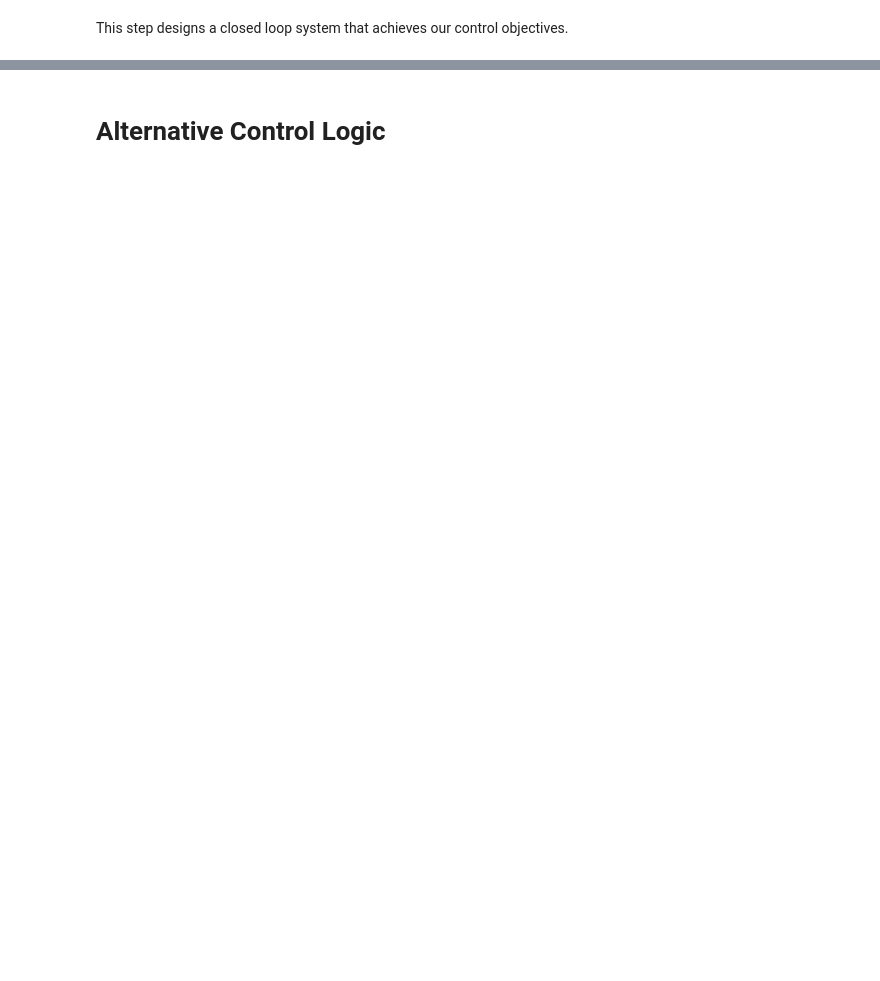
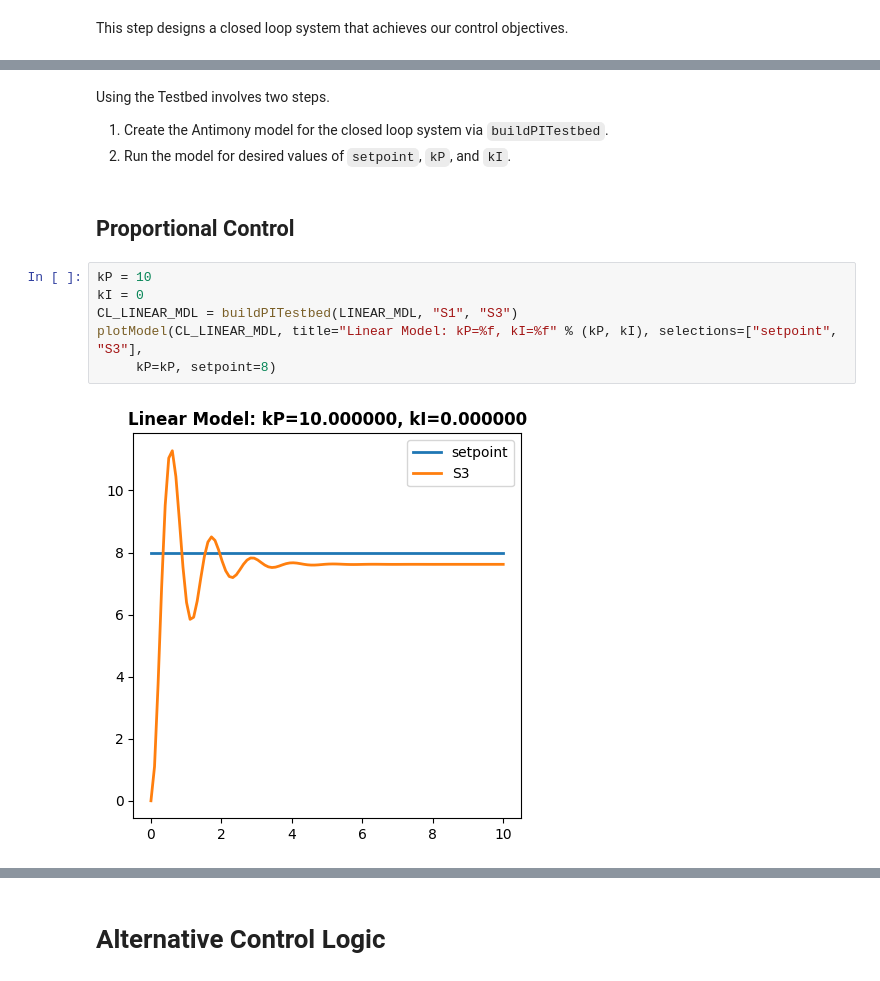
Before and after one commit to joseph-hellerstein/advanced-controls-lectures, a Jupyter notebook: lectures/lecture_15-Workflow-Control-Design/building_closed_loop_testbed.ipynb, the cells around one changed output, grey strips where cells are left out. Drawn from its saved outputs; the diff is of its cells as text; blank space fills up the shorter version.

```diff
--- a/lectures/lecture_15-Workflow-Control-Design/building_closed_loop_testbed.ipynb
+++ b/lectures/lecture_15-Workflow-Control-Design/building_closed_loop_testbed.ipynb
@@ -446,0 +438,14 @@ This step designs a closed loop system that achieves our control objectives.
+# %% [markdown]
+Using the Testbed involves two steps.
+1. Create the Antimony model for the closed loop system via ``buildPITestbed``.
+1. Run the model for desired values of ``setpoint``, ``kP``, and ``kI``.
+# %% [markdown]
+## Proportional Control
+# %%
+kP = 10
+kI = 0
+CL_LINEAR_MDL = buildPITestbed(LINEAR_MDL, "S1", "S3")
+plotModel(CL_LINEAR_MDL, title="Linear Model: kP=%f, kI=%f" % (kP, kI), selections=["setpoint", "S3"],
+     kP=kP, setpoint=8)
+# %% [output]
+[figure, added]
```
Also changed, not shown: parts of 19 cells of this notebook.
